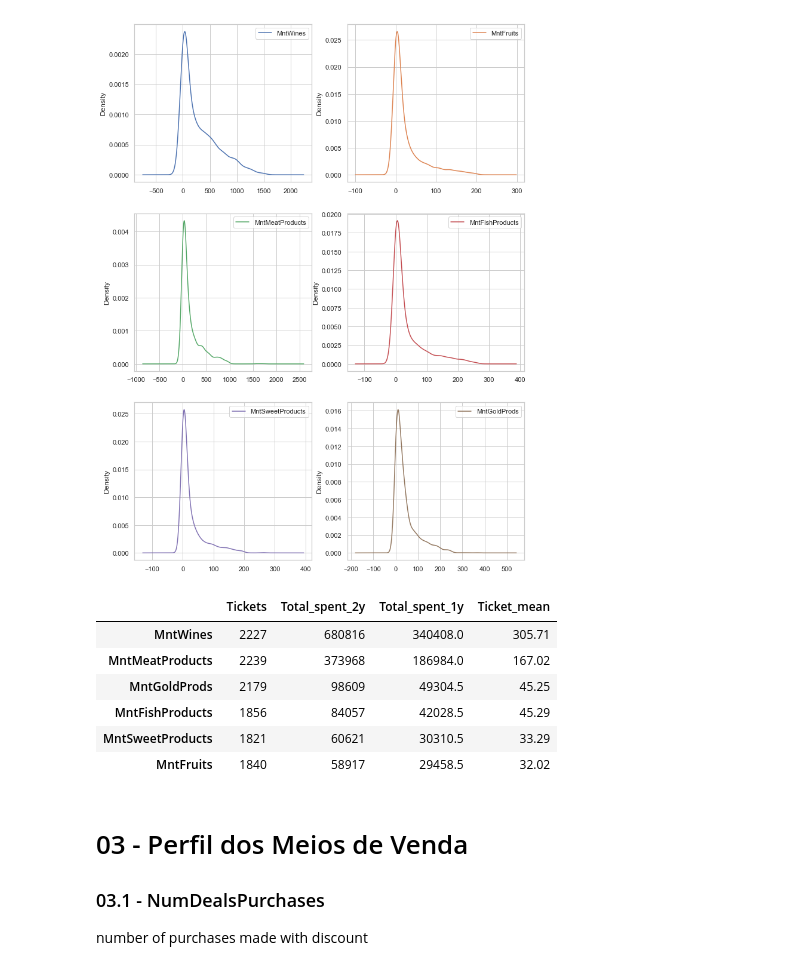
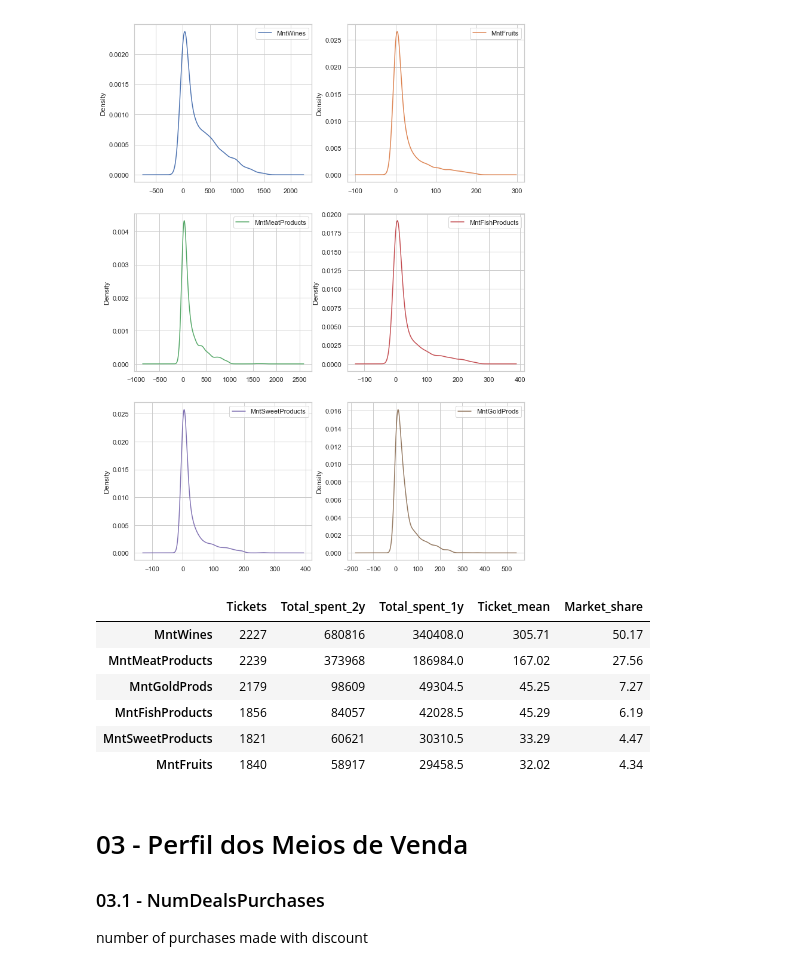
Before and after one commit to med0709/Marketing_Analysis, a Jupyter notebook: Ifood.ipynb, the cells around one changed output. Saved outputs shown, nothing was run; the diff lists cells and outputs as text; code cells hidden in the pictures.

```diff
--- a/Ifood.ipynb
+++ b/Ifood.ipynb
@@ -230,6 +233,8 @@ min        1730.000000
 75%       68522.000000
 max      666666.000000
 Name: Income, dtype: float64
+# %%
+df_inicial['Income'].fillna(value = (df_inicial['Income'].mean()), inplace=True)
 # %%
 ax = sns.boxplot(x = df_inicial['Income'])
 # %% [output]
@@ -299,6 +304,8 @@ df_income[df_income['rate'] > 5]
 # %% [output]
 |  | MntWines | MntFruits | MntMeatProducts | MntFishProducts | MntSweetProducts | Income | return | rate |
 | 21 | 1 | 1 | 1725 | 1 | 1 | 2447.0 | 864.5 | 35.328974 |
+# %%
+df_inicial['Income'] = np.where(df_inicial['Income'] > 200000, df_inicial['Income'].mean() ,df_inicial['Income'])
 # %% [markdown]
 ### 01.5 - Kidhome
 # %%
@@ -536,19 +531,20 @@ plt.show()
 # %%
 df_produdcts_reshape = pd.DataFrame((total_purchases_products, total_amount_products)).T
 df_produdcts_reshape = df_produdcts_reshape.rename(columns = {0 : 'Tickets', 1 : 'Total_spent_2y'})
 
 df_produdcts_reshape['Total_spent_1y'] = df_produdcts_reshape['Total_spent_2y'] / 2
 df_produdcts_reshape['Ticket_mean'] = (df_produdcts_reshape['Total_spent_2y'] / df_produdcts_reshape['Tickets']).round(2)
+df_produdcts_reshape['Market_share'] = (df_produdcts_reshape['Total_spent_1y'] / df_produdcts_reshape['Total_spent_1y'].sum()) * 100
 
-df_produdcts_reshape.sort_values('Total_spent_2y', ascending = False)
+df_produdcts_reshape.sort_values('Total_spent_2y', ascending = False).round(2)
 # %% [output]
-|  | Tickets | Total_spent_2y | Total_spent_1y | Ticket_mean |
-| MntWines | 2227 | 680816 | 340408.0 | 305.71 |
-| MntMeatProducts | 2239 | 373968 | 186984.0 | 167.02 |
-| MntGoldProds | 2179 | 98609 | 49304.5 | 45.25 |
-| MntFishProducts | 1856 | 84057 | 42028.5 | 45.29 |
-| MntSweetProducts | 1821 | 60621 | 30310.5 | 33.29 |
-| MntFruits | 1840 | 58917 | 29458.5 | 32.02 |
+|  | Tickets | Total_spent_2y | Total_spent_1y | Ticket_mean | Market_share |
+| MntWines | 2227 | 680816 | 340408.0 | 305.71 | 50.17 |
+| MntMeatProducts | 2239 | 373968 | 186984.0 | 167.02 | 27.56 |
+| MntGoldProds | 2179 | 98609 | 49304.5 | 45.25 | 7.27 |
+| MntFishProducts | 1856 | 84057 | 42028.5 | 45.29 | 6.19 |
+| MntSweetProducts | 1821 | 60621 | 30310.5 | 33.29 | 4.47 |
+| MntFruits | 1840 | 58917 | 29458.5 | 32.02 | 4.34 |
 # %% [markdown]
 # 03 - Perfil dos Meios de Venda
 
```
Also changed, not shown: parts of 76 cells of this notebook.
